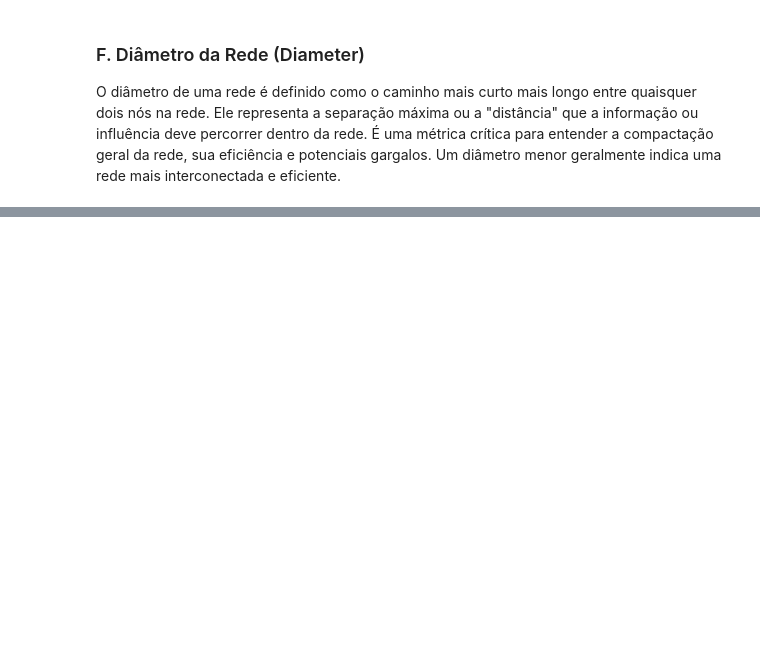
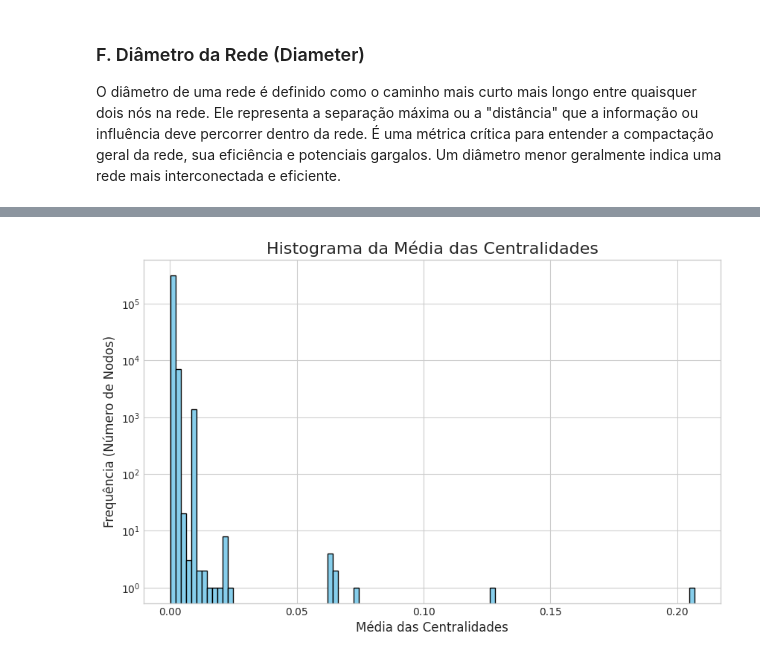
Before and after one commit to WagnerCOliveira/MineracaoGrafo, a Jupyter notebook: www.edgelist.ipynb, the cells around one changed output, grey strips where cells are left out. Saved outputs shown, nothing was run; the diff lists cells and outputs as text; code cells hidden in the pictures; blank space fills up the shorter version.

```diff
--- a/www.edgelist.ipynb
+++ b/www.edgelist.ipynb
@@ -167,0 +252,3 @@ Estimativa do Diâmetro da Rede: 32.00
+# %%
+lcc_ = nx.subgraph(G, lcc_nodes)
+eigenvector_centrality = nx.eigenvector_centrality(lcc_, max_iter=1000)
@@ -167,0 +303,2 @@ Estimativa do Diâmetro da Rede: 32.00
+# %%
+pagerank_centrality = nx.pagerank(lcc_)
@@ -167,0 +307,2 @@ Estimativa do Diâmetro da Rede: 32.00
+# %%
+betweenness_centrality = nx.betweenness_centrality(lcc_, k=100)
@@ -167,0 +318,20 @@ Estimativa do Diâmetro da Rede: 32.00
+# %%
+# Criando um DataFrame do pandas
+
+df_centrality = pd.DataFrame({
+    'Autovetor': pd.Series(eigenvector_centrality),
+    'Katz': pd.Series(katz_centrality),
+    'PageRank': pd.Series(pagerank_centrality),
+    'Betweenness': pd.Series(betweenness_centrality)
+})
+
+# Calculando a média
+df_centrality['Média'] = df_centrality.mean(axis=1)
+
+# Ordenando os resultados
+df_centrality_sorted = df_centrality.sort_values(by='Média', ascending=False)
+
+
+# Resultado
+print("Tabela de Centralidades dos Nodos:")
+print(df_centrality_sorted.round(4).head())
@@ -167,0 +354,18 @@ Estimativa do Diâmetro da Rede: 32.00
+# %%
+# Plot do Histograma
+# Configurando o estilo do plot
+plt.style.use('seaborn-v0_8-whitegrid')
+
+plt.figure(figsize=(10, 6))
+plt.hist(df_centrality['Média'], bins=100, color='skyblue', edgecolor='black')
+
+# Adicionando títulos e legendas
+plt.title('Histograma da Média das Centralidades', fontsize=16)
+plt.xlabel('Média das Centralidades', fontsize=12)
+plt.ylabel('Frequência (Número de Nodos)', fontsize=12)
+plt.yscale('log')
+
+# Exibindo o gráfico
+plt.show()
+# %% [output]
+[figure, added]
```
Also changed, not shown: parts of 24 cells of this notebook, 14 other files.
